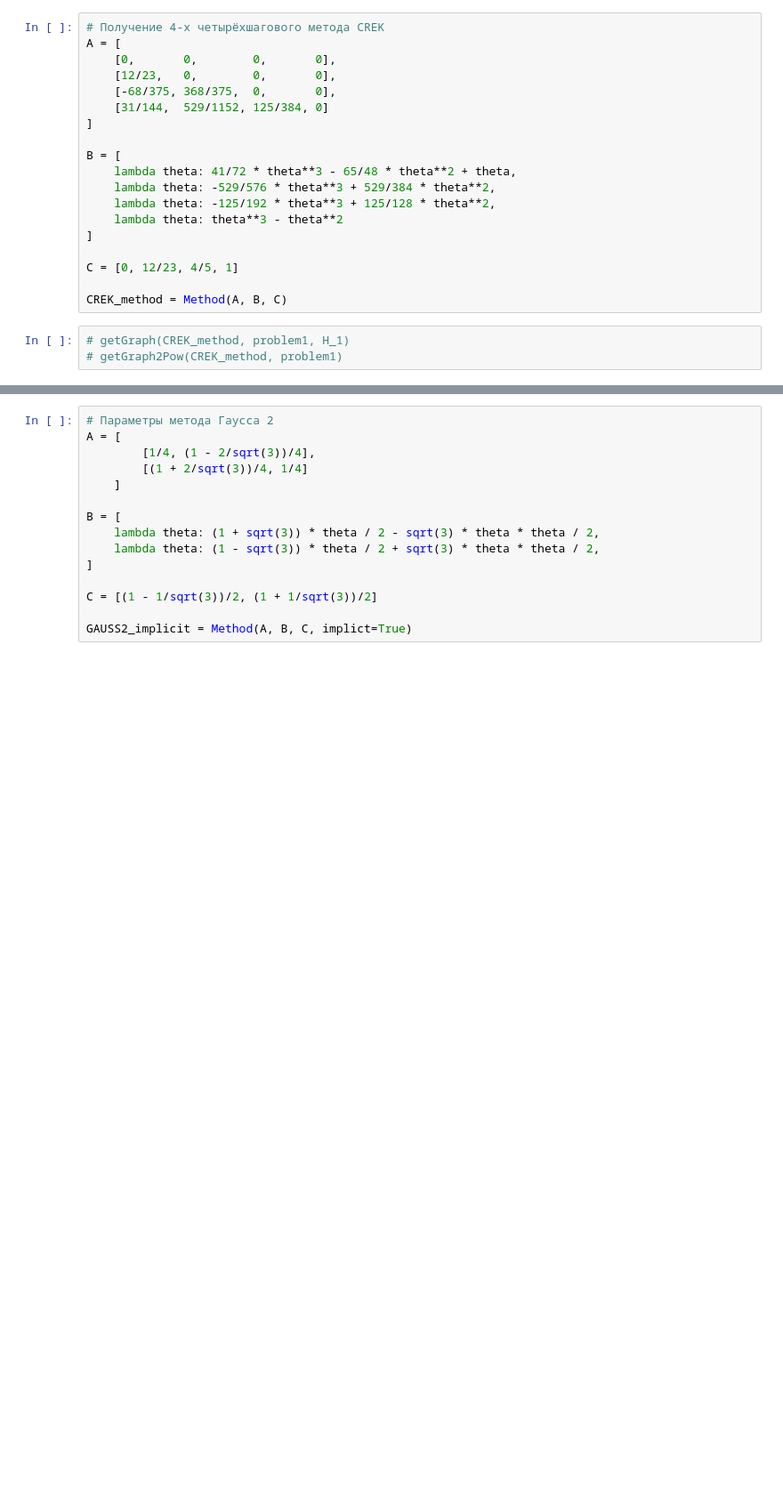
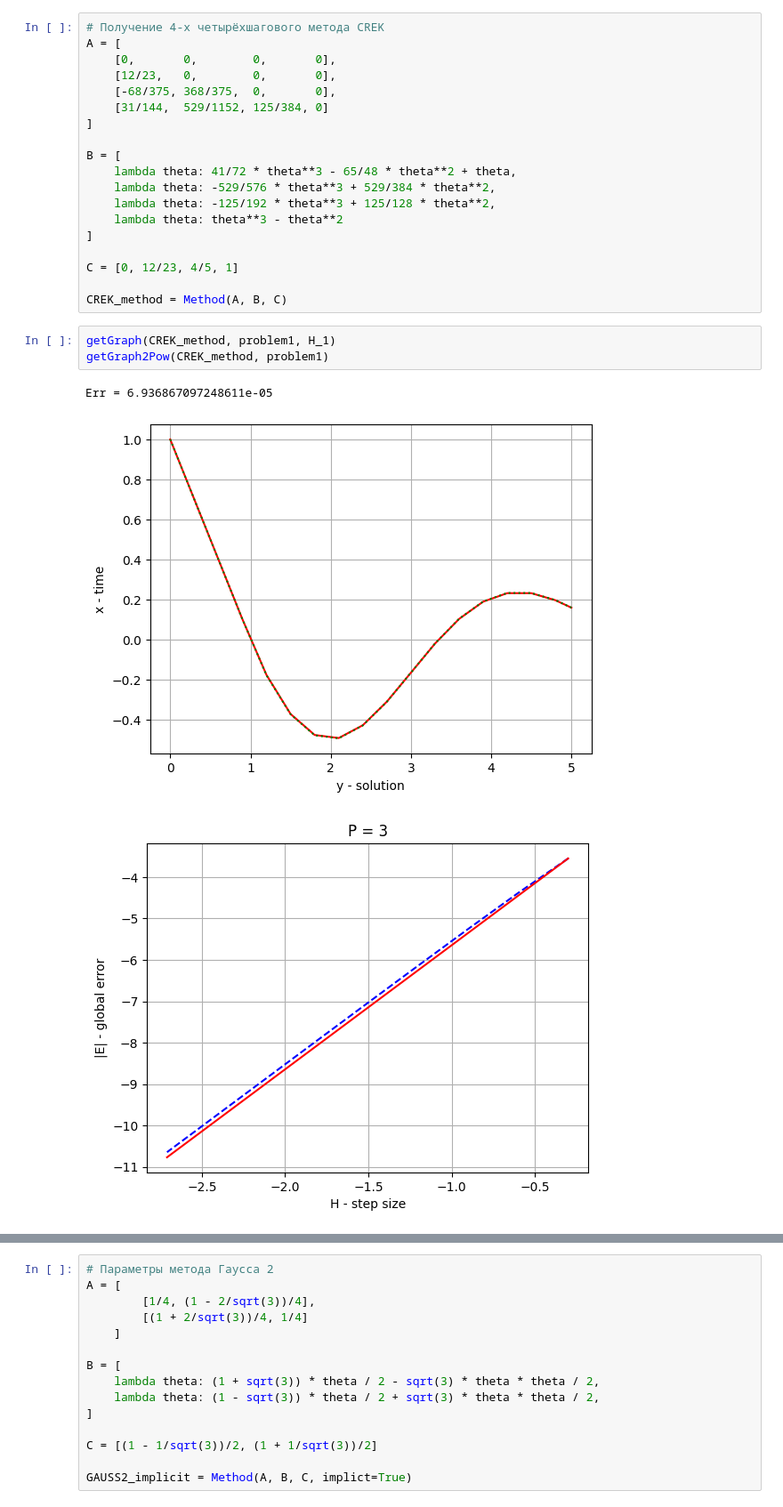
Before and after one commit to LilTenImat/colloss, a Jupyter notebook: colloss2.ipynb, the cells around one changed output, grey strips where cells are left out. Shown at 89% size. Saved outputs shown, nothing was run; the diff lists cells and outputs as text; blank space fills up the shorter version.

```diff
--- a/colloss2.ipynb
+++ b/colloss2.ipynb
@@ -256,6 +260,10 @@ C = [0, 12/23, 4/5, 1]
 
 CREK_method = Method(A, B, C)
 # %%
-# getGraph(CREK_method, problem1, H_1)
-# getGraph2Pow(CREK_method, problem1)
+getGraph(CREK_method, problem1, H_1)
+getGraph2Pow(CREK_method, problem1)
+# %% [output]
+Err = 6.936867097248611e-05
+[figure, added]
+[figure, added]
 # %%
```
Also changed, not shown: parts of 14 cells of this notebook.
